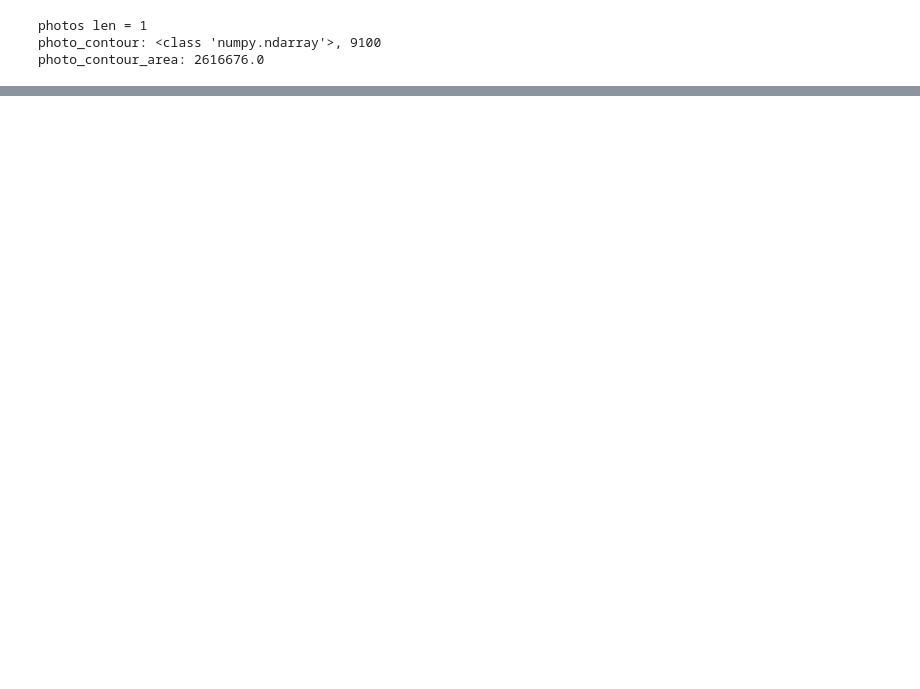
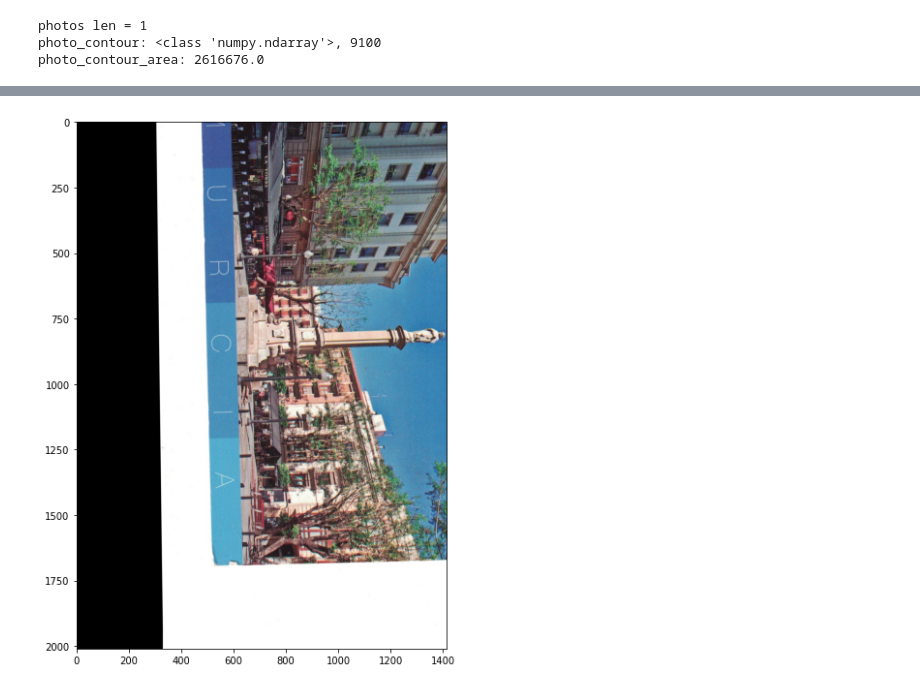
Before and after one commit to RahndelDaVandal/scan-n-crop, a Jupyter notebook: scan_n_crop/cropper/scan_cropper_debug.ipynb, the cells around one changed output, grey strips where cells are left out. Saved outputs shown, nothing was run; the diff lists cells and outputs as text; code cells hidden in the pictures; blank space fills up the shorter version.

```diff
--- a/scan_n_crop/cropper/scan_cropper_debug.ipynb
+++ b/scan_n_crop/cropper/scan_cropper_debug.ipynb
@@ -82,0 +149,5 @@ show_img(img)
+# %%
+img_crop = cv2.getRectSubPix(img_rot, size, center)
+show_img(img_crop)
+# %% [output]
+[figure, added]
```
Also changed, not shown: parts of 14 cells of this notebook, 4 other files.
